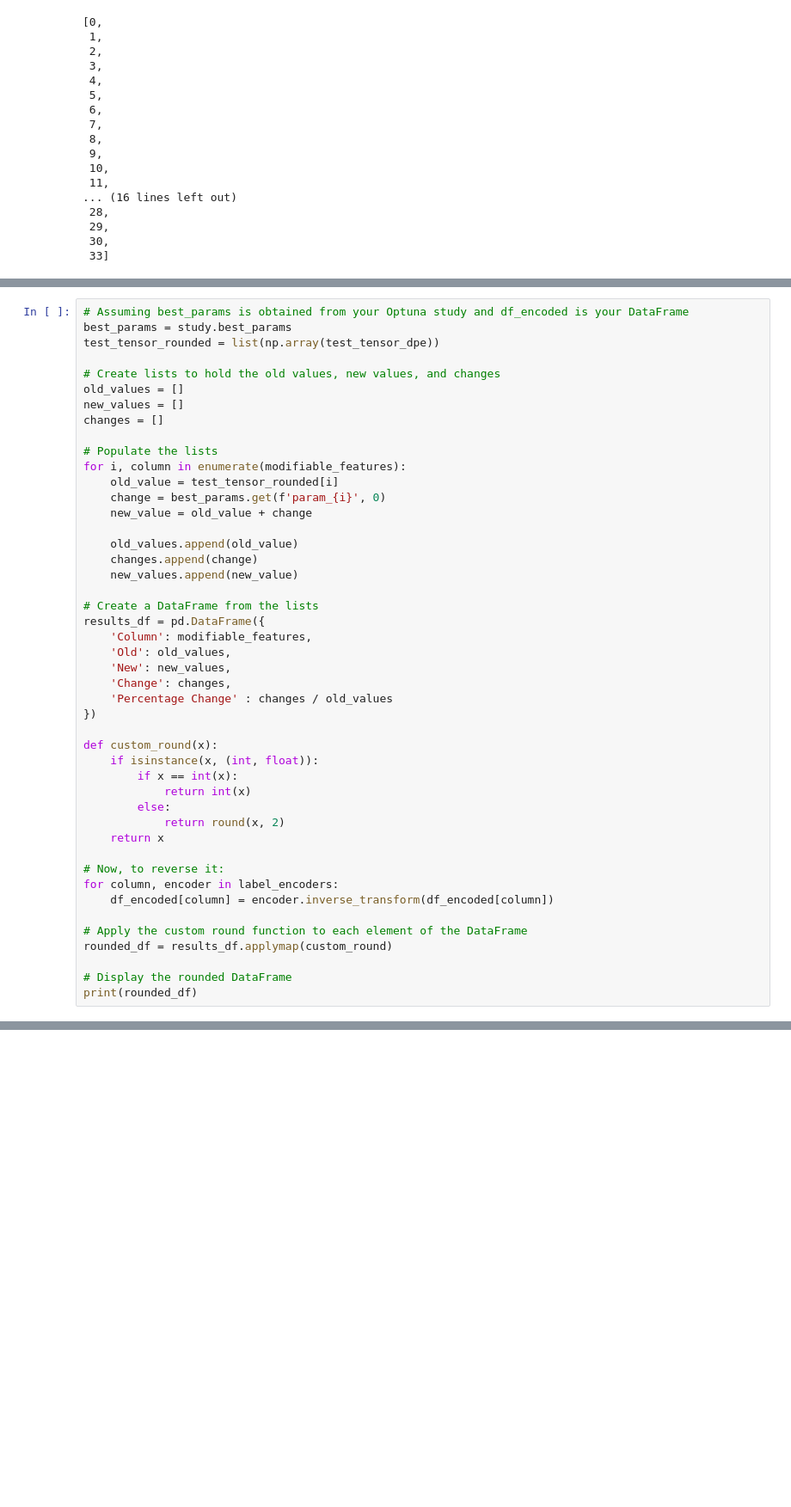
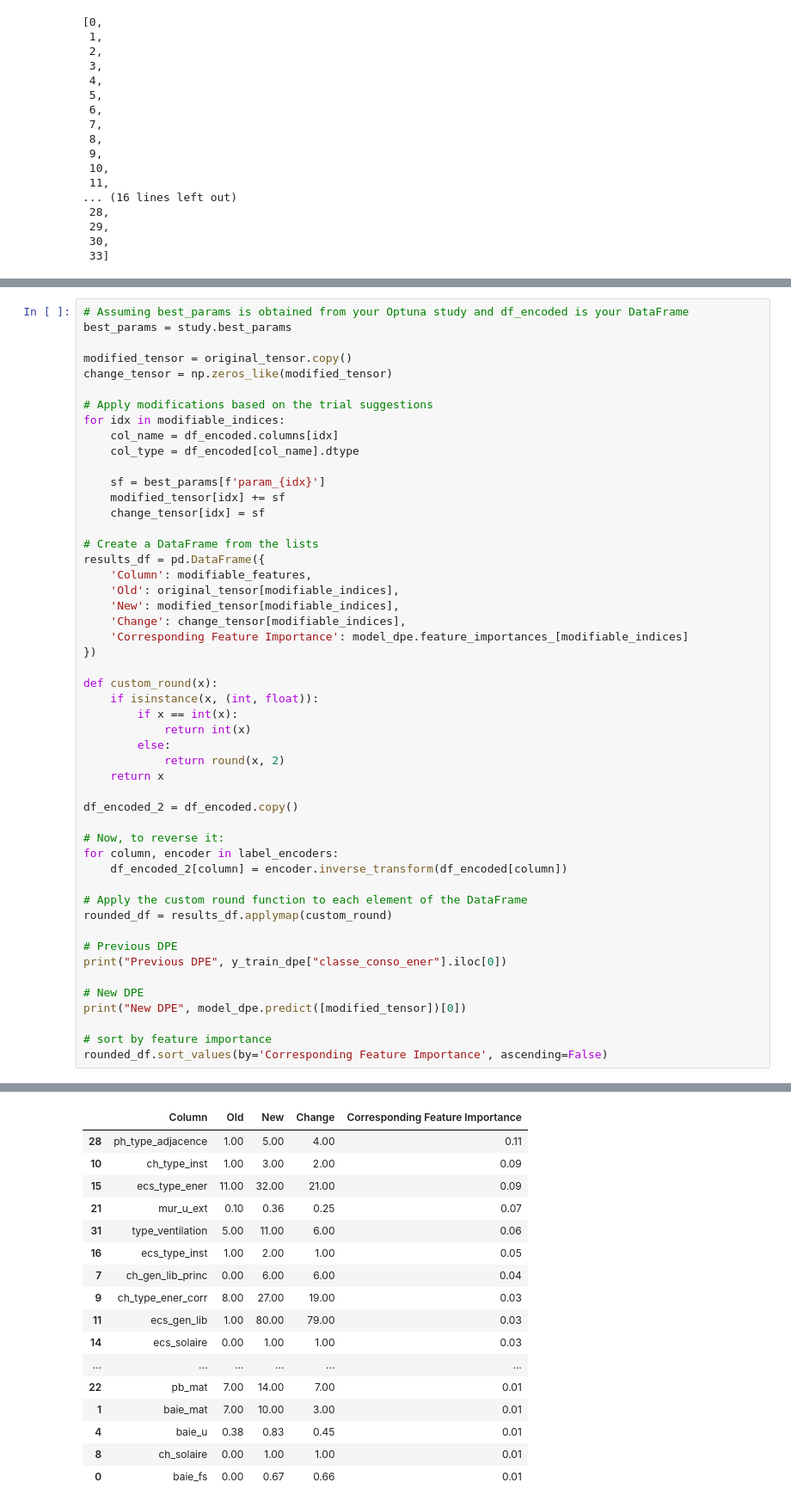
Before and after one commit to OrdinaryDev83/cas-reno-aleia, a Jupyter notebook: Energy.ipynb, the cells around one changed output, grey strips where cells are left out. Shown: that part at 86% size. Cells and saved outputs as stored; diff of their text form; blank space fills up the shorter version.

Commit message:
coucou, feature importance sorting while suggesting travaux

```diff
--- a/Energy.ipynb
+++ b/Energy.ipynb
@@ -550,30 +553,26 @@ Best parameters: {'param_0': 0.796824923691962, 'param_1': 0, 'param_2': 1, 'par
 # %%
 # Assuming best_params is obtained from your Optuna study and df_encoded is your DataFrame
 best_params = study.best_params
-test_tensor_rounded = list(np.array(test_tensor_dpe))
 
-# Create lists to hold the old values, new values, and changes
-old_values = []
-new_values = []
-changes = []
+modified_tensor = original_tensor.copy()
+change_tensor = np.zeros_like(modified_tensor)
 
-# Populate the lists
-for i, column in enumerate(modifiable_features):
-    old_value = test_tensor_rounded[i]
-    change = best_params.get(f'param_{i}', 0)
-    new_value = old_value + change
+# Apply modifications based on the trial suggestions
+for idx in modifiable_indices:
+    col_name = df_encoded.columns[idx]
+    col_type = df_encoded[col_name].dtype
 
-    old_values.append(old_value)
-    changes.append(change)
-    new_values.append(new_value)
+    sf = best_params[f'param_{idx}']
+    modified_tensor[idx] += sf
+    change_tensor[idx] = sf
 
 # Create a DataFrame from the lists
 results_df = pd.DataFrame({
     'Column': modifiable_features,
-    'Old': old_values,
-    'New': new_values,
-    'Change': changes,
-    'Percentage Change' : changes / old_values
+    'Old': original_tensor[modifiable_indices],
+    'New': modified_tensor[modifiable_indices],
+    'Change': change_tensor[modifiable_indices],
+    'Corresponding Feature Importance': model_dpe.feature_importances_[modifiable_indices]
 })
 
 def custom_round(x):
@@ -584,13 +583,21 @@ def custom_round(x):
             return round(x, 2)
     return x
 
+df_encoded_2 = df_encoded.copy()
+
 # Now, to reverse it:
 for column, encoder in label_encoders:
-    df_encoded[column] = encoder.inverse_transform(df_encoded[column])
+    df_encoded_2[column] = encoder.inverse_transform(df_encoded[column])
 
 # Apply the custom round function to each element of the DataFrame
 rounded_df = results_df.applymap(custom_round)
 
-# Display the rounded DataFrame
-print(rounded_df)
+# Previous DPE
+print("Previous DPE", y_train_dpe["classe_conso_ener"].iloc[0])
+
+# New DPE
+print("New DPE", model_dpe.predict([modified_tensor])[0])
+
+# sort by feature importance
+rounded_df.sort_values(by='Corresponding Feature Importance', ascending=False)
 # %% [output]
@@ -597,0 +606,17 @@ TypeError: unsupported operand type(s) for /: 'list' and 'list'
+|  | Column | Old | New | Change | Corresponding Feature Importance |
+| 28 | ph_type_adjacence | 1.00 | 5.00 | 4.00 | 0.11 |
+| 10 | ch_type_inst | 1.00 | 3.00 | 2.00 | 0.09 |
+| 15 | ecs_type_ener | 11.00 | 32.00 | 21.00 | 0.09 |
+| 21 | mur_u_ext | 0.10 | 0.36 | 0.25 | 0.07 |
+| 31 | type_ventilation | 5.00 | 11.00 | 6.00 | 0.06 |
+| 16 | ecs_type_inst | 1.00 | 2.00 | 1.00 | 0.05 |
+| 7 | ch_gen_lib_princ | 0.00 | 6.00 | 6.00 | 0.04 |
+| 9 | ch_type_ener_corr | 8.00 | 27.00 | 19.00 | 0.03 |
+| 11 | ecs_gen_lib | 1.00 | 80.00 | 79.00 | 0.03 |
+| 14 | ecs_solaire | 0.00 | 1.00 | 1.00 | 0.03 |
+| ... | ... | ... | ... | ... | ... |
+| 22 | pb_mat | 7.00 | 14.00 | 7.00 | 0.01 |
+| 1 | baie_mat | 7.00 | 10.00 | 3.00 | 0.01 |
+| 4 | baie_u | 0.38 | 0.83 | 0.45 | 0.01 |
+| 8 | ch_solaire | 0.00 | 1.00 | 1.00 | 0.01 |
+| 0 | baie_fs | 0.00 | 0.67 | 0.66 | 0.01 |
```
Also changed, not shown: parts of 8 cells of this notebook.
